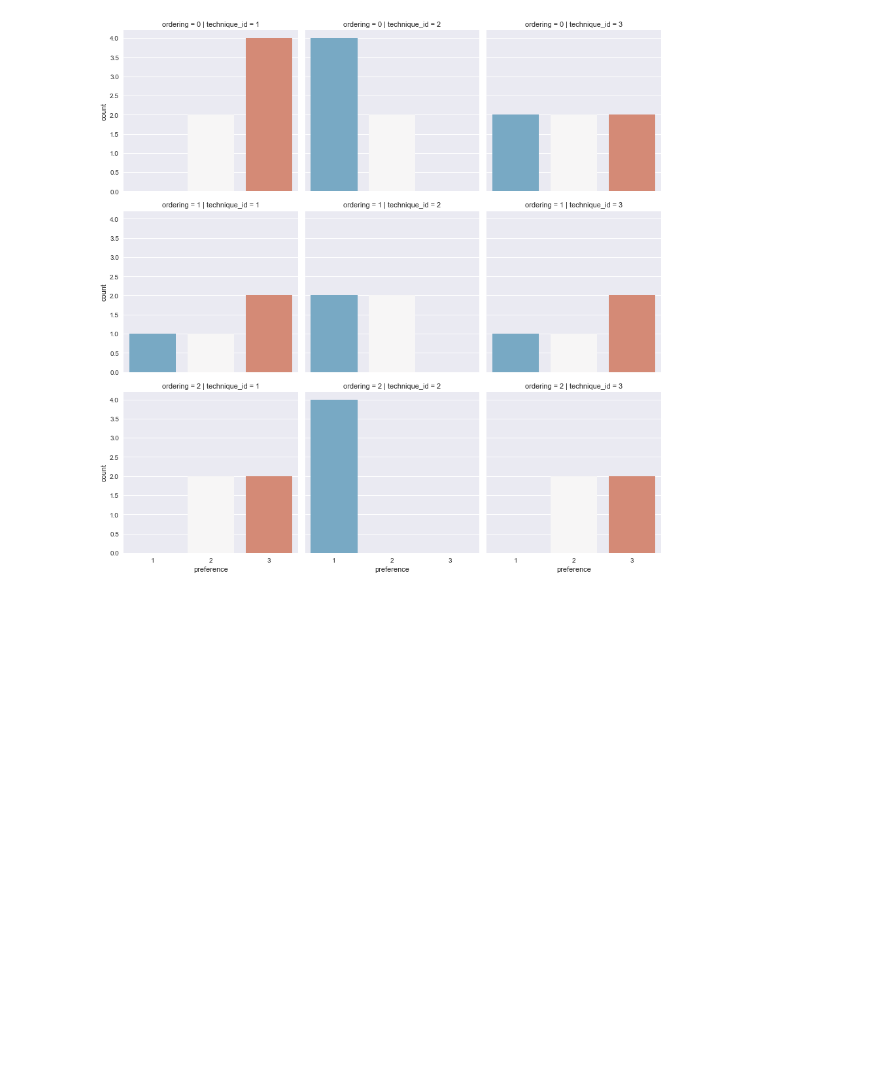
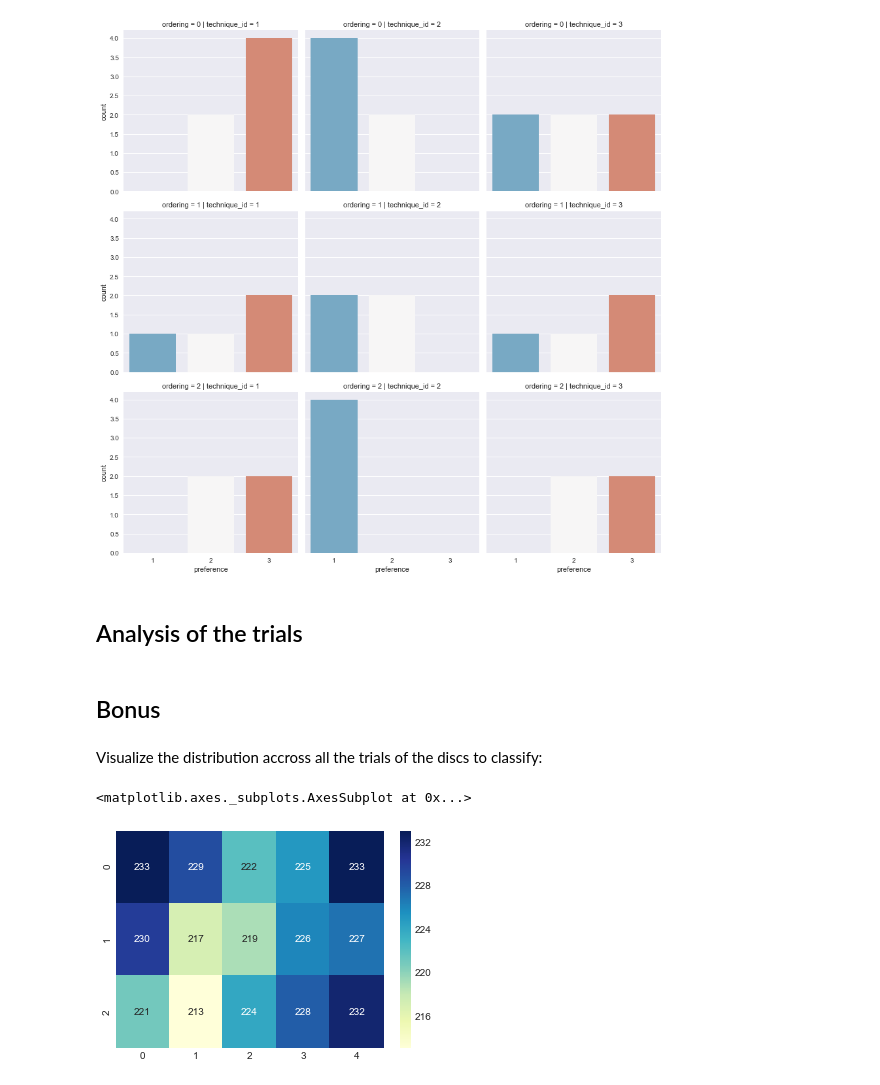
Before and after one commit to NormandErwan/HandheldVesadThesis, a Jupyter notebook: analysis/data_analysis.ipynb, the cells around one changed output. Saved outputs shown, nothing was run; the diff lists cells and outputs as text; code cells hidden in the pictures; blank space fills up the shorter version.

Commit message:
Visualization de la distribution des disques à classer.

```diff
--- a/analysis/data_analysis.ipynb
+++ b/analysis/data_analysis.ipynb
@@ -22,17 +22,15 @@ blue, green, red = sns.color_palette()[0], sns.color_palette()[1], sns.color_pal
 # %% [markdown]
 Load the csv data files:
 # %%
-data_path = 'data/'
-
 # Participants information and trials
-participants = pd.read_csv(join(data_path, 'participants.csv'))
-trials = pd.read_csv(join(data_path, 'participants_trials.csv'))
+participants = pd.read_csv('participants.csv')
+trials = pd.read_csv('participants_trials.csv')
 
 # Participants details
 details = []
-for file in listdir(data_path):
+for file in listdir('.'):
     if file.endswith('details.csv'): # The trial files end with *-details.csv
-        details.append(pd.read_csv(join(data_path, file)))
+        details.append(pd.read_csv(file))
 details = pd.concat(details, ignore_index=True)
 
 # Independent variables
@@ -84,3 +82,23 @@ sns.factorplot(x='preference', col='technique_id', row='ordering', data=preferen
 <seaborn.axisgrid.FacetGrid at 0x...>
 [figure]
 [figure]
+# %% [markdown]
+## Analysis of the trials
+# %% [markdown]
+## Bonus
+# %% [markdown]
+Visualize the distribution accross all the trials of the discs to classify:
+# %%
+grid_cols, grid_rows, grid_items_count = 5, 3, 5
+grid_counts = pd.DataFrame(0, columns=range(grid_cols), index=range(grid_rows))
+for index, trial in trials.iterrows():
+    grid_config = literal_eval(trial['grid_config'])
+    for i in range(grid_rows):
+        for j in range(grid_cols):
+            if grid_config[i][j][0] == grid_config[i][j][grid_items_count - 1]:
+                grid_counts.iat[i, j] = grid_counts.iat[i, j] + 1
+
+sns.heatmap(grid_counts, annot=True, fmt='d', cmap='YlGnBu')
+# %% [output]
+<matplotlib.axes._subplots.AxesSubplot at 0x...>
+[figure, added]
```
Also changed, not shown: parts of 3 cells of this notebook.
